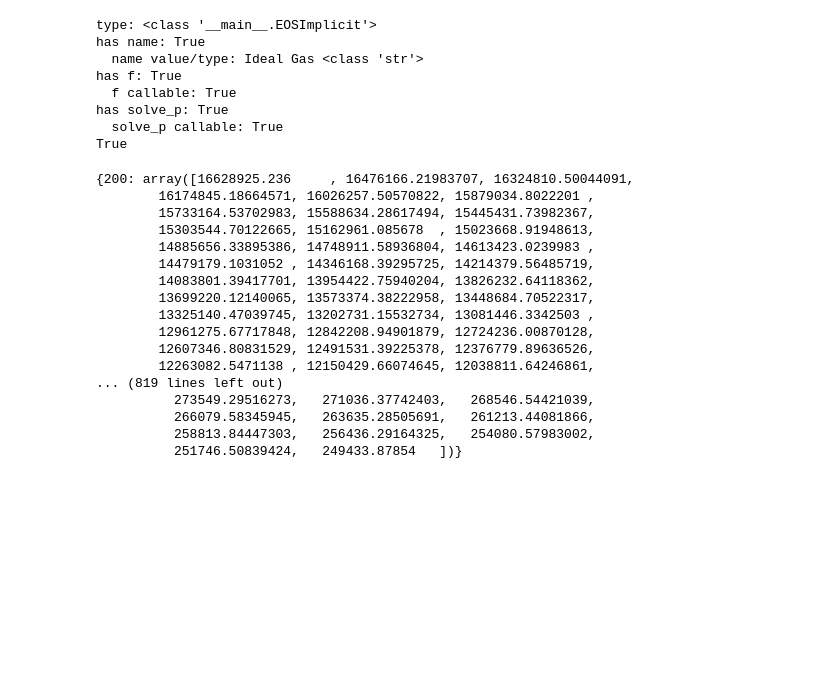
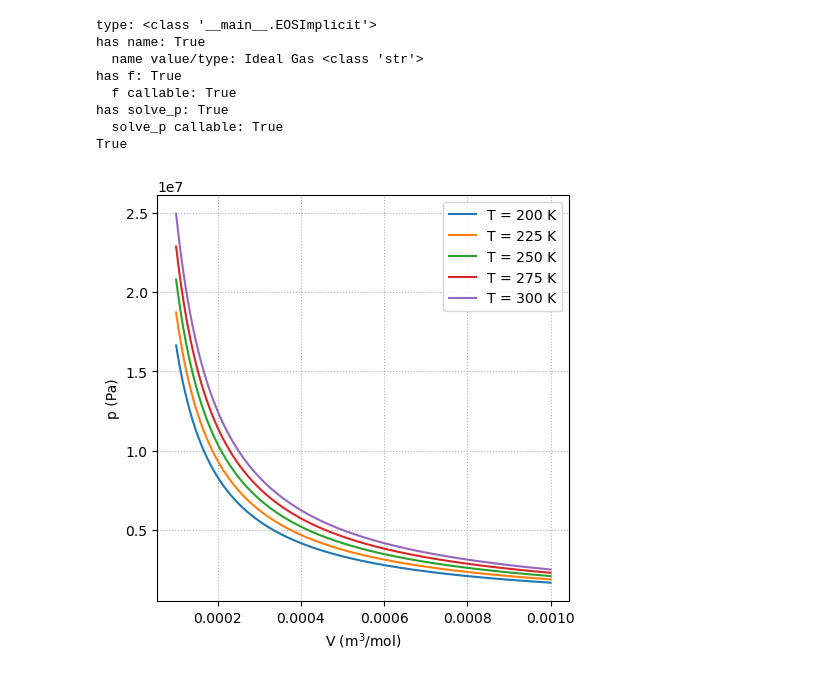
Before and after one commit to eragasa/physkit, a Jupyter notebook: notebooks/thermodynamics/eos_ideal_gas_law.ipynb, the cells around one changed output. Cells and saved outputs as stored; diff of their text form; code cells hidden in the pictures; blank space fills up the shorter version.

```diff
--- a/notebooks/thermodynamics/eos_ideal_gas_law.ipynb
+++ b/notebooks/thermodynamics/eos_ideal_gas_law.ipynb
@@ -171,13 +171,13 @@ def plot_isotherms(
     ax=None):
   if ax is None:
      fig, ax = plt.subplots(1,1)
-     fig.set_size_inches(figsize=(8,5))
+     fig.set_size_inches(w=5,h=5)
   for T, p in isotherms.items():
     ax.plot(V_array, p, label=f"T = {T:g} K")
 
-  ax.title(title)
-  ax.xlabel(xlabel)
-  ax.ylabel(ylabel)
+  ax.set_title(title)
+  ax.set_xlabel(xlabel)
+  ax.set_ylabel(ylabel)
   if logx:
       ax.xscale("log")
   if logy:
@@ -223,31 +223,15 @@ has solve_p: True
 True
 # %%
 eos = get_EOS_idealgaslaw()
-V_array = np.logspace(-4, -2, 500)   # small grid
+V_array = np.logspace(-4, -3, 500)   # small grid
 T_array = [200,225,250,275,300]
 
-isotherms = EOSImplicit.generate_isotherms(eos, V, T_array)
+isotherms = EOSImplicit.generate_isotherms(eos, V_array, T_array)
 isotherms
 
 plot_isotherms(V_array, isotherms=isotherms)
 # %% [output]
-{200: array([16628925.236     , 16476166.21983707, 16324810.50044091,
-        16174845.18664571, 16026257.50570822, 15879034.8022201 ,
-        15733164.53702983, 15588634.28617494, 15445431.73982367,
-        15303544.70122665, 15162961.085678  , 15023668.91948613,
-        14885656.33895386, 14748911.58936804, 14613423.0239983 ,
-        14479179.1031052 , 14346168.39295725, 14214379.56485719,
-        14083801.39417701, 13954422.75940204, 13826232.64118362,
-        13699220.12140065, 13573374.38222958, 13448684.70522317,
-        13325140.47039745, 13202731.15532734, 13081446.3342503 ,
-        12961275.67717848, 12842208.94901879, 12724236.00870128,
-        12607346.80831529, 12491531.39225378, 12376779.89636526,
-        12263082.5471138 , 12150429.66074645, 12038811.64246861,
-... (819 lines left out)
-          273549.29516273,   271036.37742403,   268546.54421039,
-          266079.58345945,   263635.28505691,   261213.44081866,
-          258813.84447303,   256436.29164325,   254080.57983002,
-          251746.50839424,   249433.87854   ])}
+[figure, added]
 # %%
 from physkit.constants import ConstantsSI
 
```
Also changed, not shown: 8 other files.
